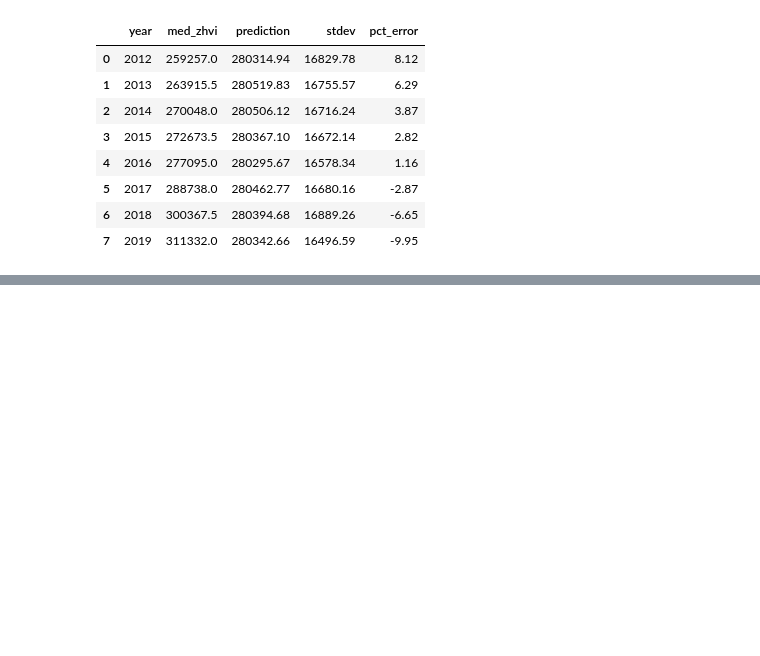
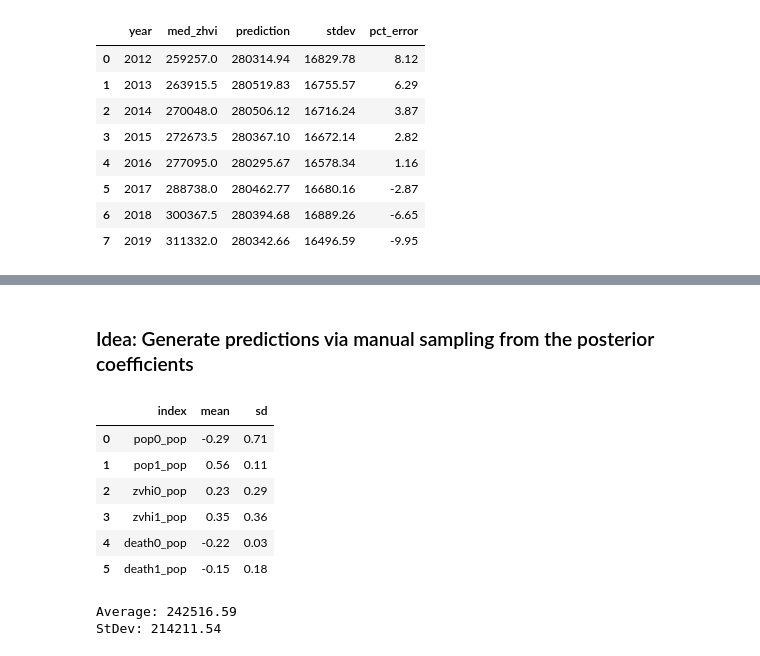
Before and after one commit to swhetzel/bayes_real_estate_modeling, a Jupyter notebook: Time_Series_Exploration.ipynb, the cells around one changed output, grey strips where cells are left out. Cells and saved outputs as stored; diff of their text form; code cells hidden in the pictures; blank space fills up the shorter version.

```diff
--- a/Time_Series_Exploration.ipynb
+++ b/Time_Series_Exploration.ipynb
@@ -357,0 +401,36 @@ The number of effective samples is smaller than 10% for some parameters.
+# %% [markdown]
+### Idea: Generate predictions via manual sampling from the posterior coefficients
+# %%
+parameters = post_parameters.reset_index()[['index','mean','sd']]
+pop_params = ['pop0_pop','pop1_pop','zvhi0_pop','zvhi1_pop','death0_pop','death1_pop']
+parameters = parameters[parameters['index'].isin(pop_params)].reset_index(drop=True)
+parameters
+# %% [output]
+|  | index | mean | sd |
+| 0 | pop0_pop | -0.29 | 0.71 |
+| 1 | pop1_pop | 0.56 | 0.11 |
+| 2 | zvhi0_pop | 0.23 | 0.29 |
+| 3 | zvhi1_pop | 0.35 | 0.36 |
+| 4 | death0_pop | -0.22 | 0.03 |
+| 5 | death1_pop | -0.15 | 0.18 |
+# %%
+samples = 100000
+
+pred_cols = list(df_pred.columns)[2:]
+# print(pred_cols)
+
+predictions = np.zeros(samples)
+
+# Generate sample for population prediction
+for i in range(len(parameters)):
+  # print(parameters['index'].loc[i])
+  mu = parameters['mean'].loc[i]
+  sigma = parameters['sd'].loc[i]
+
+  predictions += (np.random.normal(mu, sigma, samples)*df_pred[pred_cols[i]].loc[0])
+
+print("Average:", round(np.average(predictions),2))
+print("StDev:", round(np.std(predictions),2))
+# %% [output]
+Average: 242516.59
+StDev: 214211.54
```
Also changed, not shown: parts of 10 cells of this notebook.
